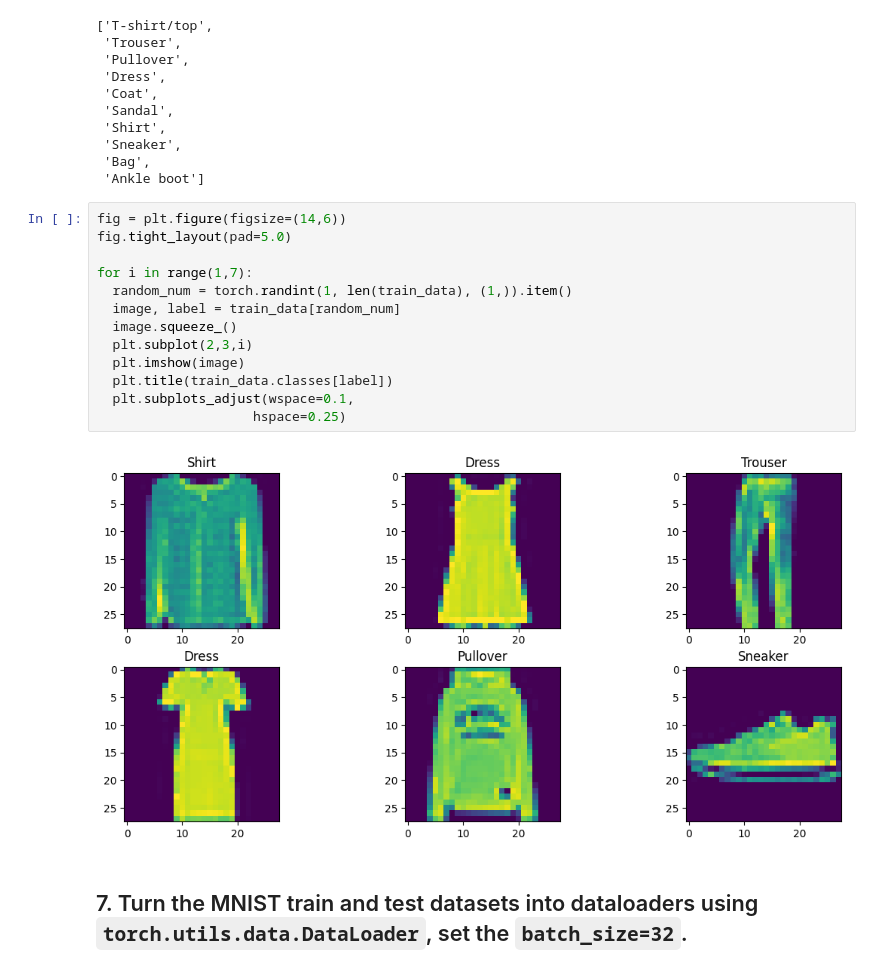
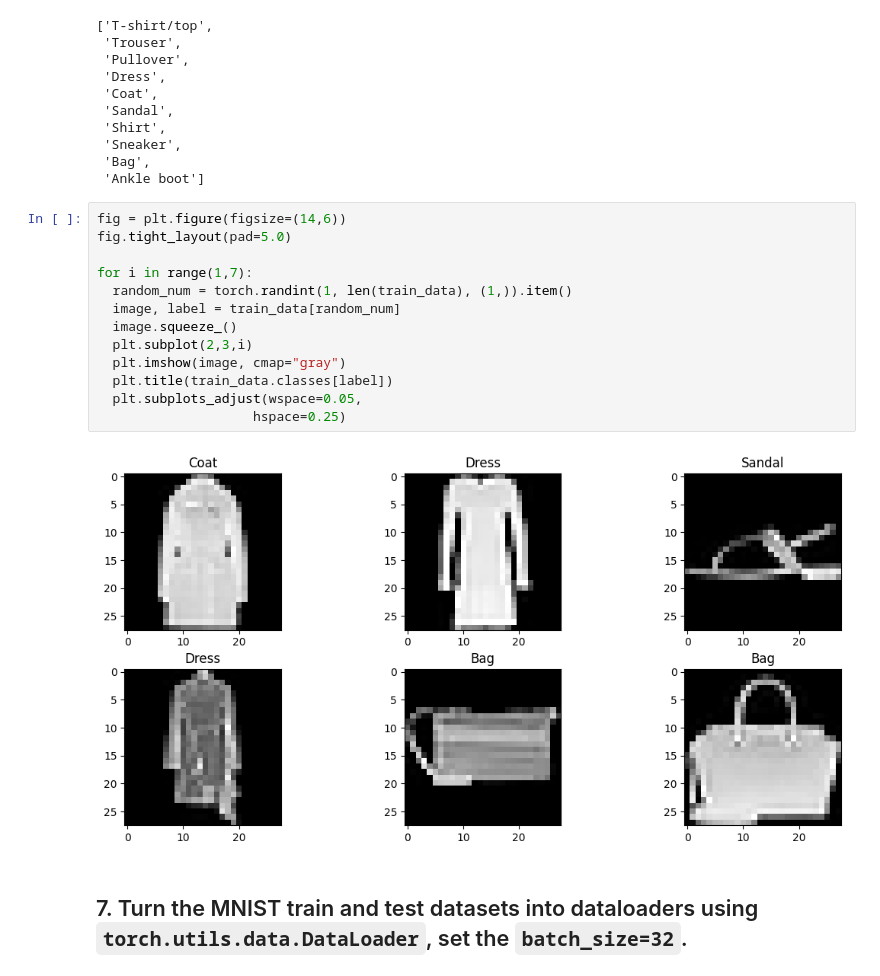
Before and after one commit to lnsayer/udemy_ml_course, a Jupyter notebook: my_version_03_pytorch_computer_vision_exercises.ipynb, the cells around one changed output. Cells and saved outputs as stored; diff of their text form.

```diff
--- a/my_version_03_pytorch_computer_vision_exercises.ipynb
+++ b/my_version_03_pytorch_computer_vision_exercises.ipynb
@@ -128,17 +116,17 @@ train_data.classes
 # %%
 fig = plt.figure(figsize=(14,6))
 fig.tight_layout(pad=5.0)
 
 for i in range(1,7):
   random_num = torch.randint(1, len(train_data), (1,)).item()
   image, label = train_data[random_num]
   image.squeeze_()
   plt.subplot(2,3,i)
-  plt.imshow(image)
+  plt.imshow(image, cmap="gray")
   plt.title(train_data.classes[label])
-  plt.subplots_adjust(wspace=0.1,
+  plt.subplots_adjust(wspace=0.05,
                     hspace=0.25)
 # %% [output]
-[figure, old version]
+[figure, new version]
 # %% [markdown]
 ## 7. Turn the MNIST train and test datasets into dataloaders using `torch.utils.data.DataLoader`, set the `batch_size=32`.
```
Also changed, not shown: parts of 7 cells of this notebook.
